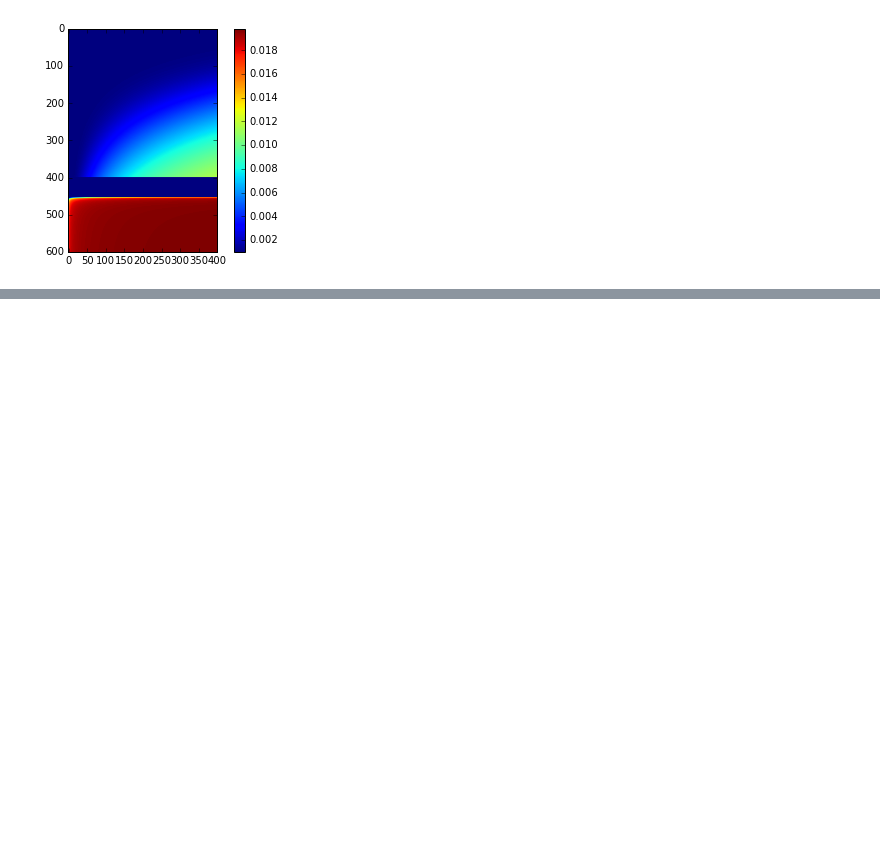
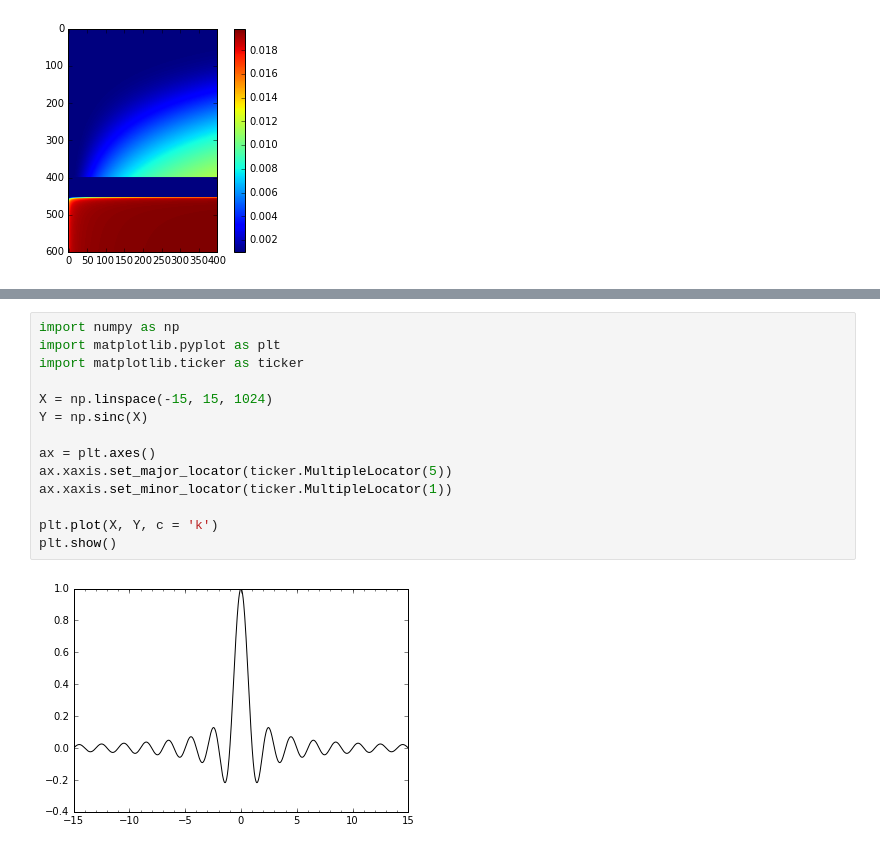
Before and after one commit to browlm13/HSCI_p4, a Jupyter notebook: carbon.ipynb, the cells around one changed output, grey strips where cells are left out. Saved outputs shown, nothing was run; the diff lists cells and outputs as text; blank space fills up the shorter version.

```diff
--- a/carbon.ipynb
+++ b/carbon.ipynb
@@ -47,0 +77,16 @@ plot(ts,C2mm_800K, ts, C2mm_900K, ts, C2mm_1000K, ts, C2mm_1100K, ts, C2mm_1200K
+# %%
+import numpy as np
+import matplotlib.pyplot as plt
+import matplotlib.ticker as ticker
+
+X = np.linspace(-15, 15, 1024)
+Y = np.sinc(X)
+
+ax = plt.axes()
+ax.xaxis.set_major_locator(ticker.MultipleLocator(5))
+ax.xaxis.set_minor_locator(ticker.MultipleLocator(1))
+
+plt.plot(X, Y, c = 'k')
+plt.show()
+# %% [output]
+[figure, added]
```
Also changed, not shown: parts of 4 cells of this notebook, 2 other files.
